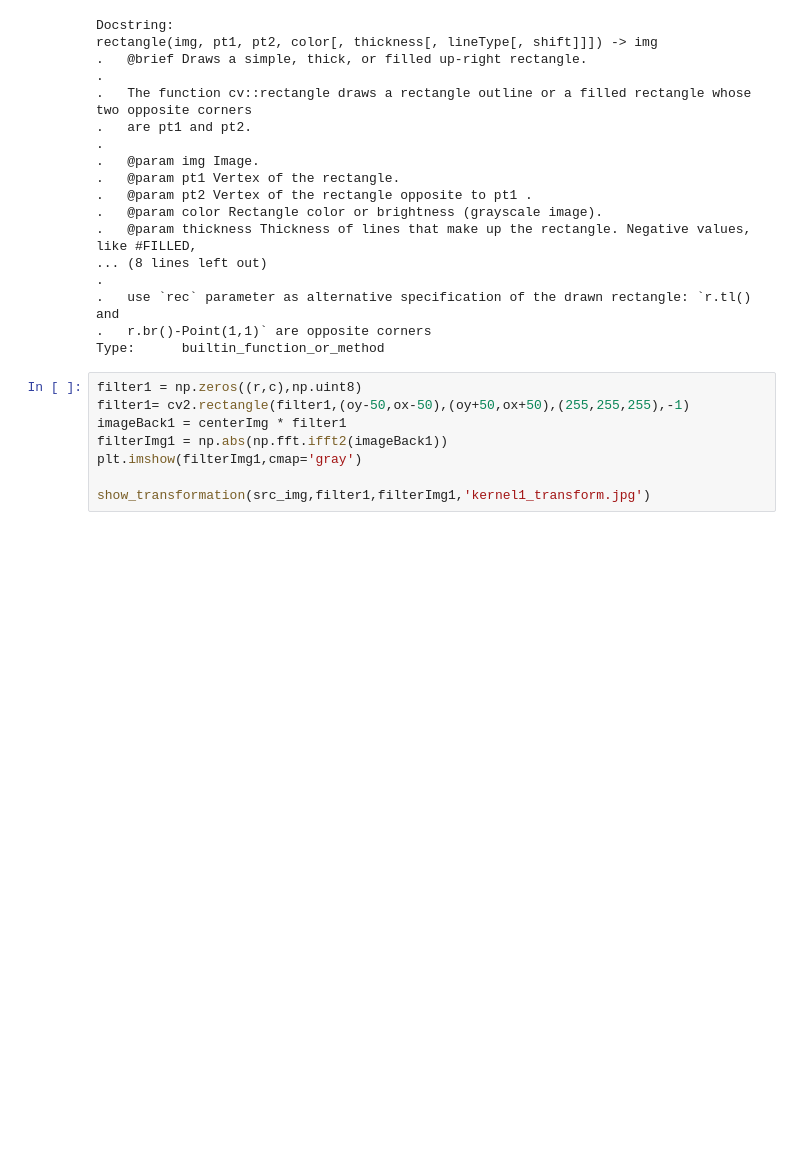
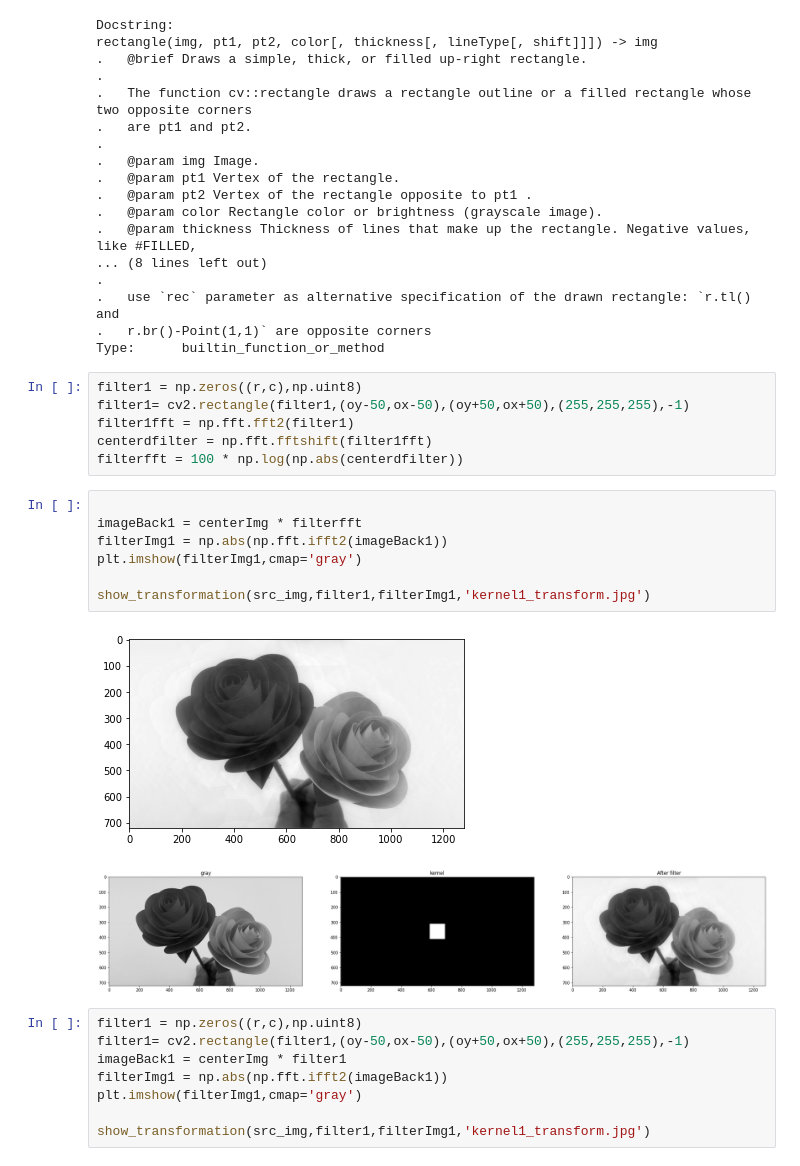
Before and after one commit to Abdur-Rahim-sheikh/4th_year_1st_semester, a Jupyter notebook: CSE4182 - Digital Image Processing/assignment 11/fast_fourier_transformation.ipynb, the cells around one changed output. Cells and saved outputs as stored; diff of their text form; blank space fills up the shorter version.

Commit message:
fft2 on kernel

```diff
--- a/CSE4182 - Digital Image Processing/assignment 11/fast_fourier_transformation.ipynb
+++ b/CSE4182 - Digital Image Processing/assignment 11/fast_fourier_transformation.ipynb
@@ -60,6 +60,22 @@ rectangle(img, pt1, pt2, color[, thickness[, lineType[, shift]]]) -> img
 .   use `rec` parameter as alternative specification of the drawn rectangle: `r.tl() and
 .   r.br()-Point(1,1)` are opposite corners
 Type:      builtin_function_or_method
+# %%
+filter1 = np.zeros((r,c),np.uint8)
+filter1= cv2.rectangle(filter1,(oy-50,ox-50),(oy+50,ox+50),(255,255,255),-1)
+filter1fft = np.fft.fft2(filter1)
+centerdfilter = np.fft.fftshift(filter1fft)
+filterfft = 100 * np.log(np.abs(centerdfilter))
+# %%
+
+imageBack1 = centerImg * filterfft
+filterImg1 = np.abs(np.fft.ifft2(imageBack1))
+plt.imshow(filterImg1,cmap='gray')
+
+show_transformation(src_img,filter1,filterImg1,'kernel1_transform.jpg')
+# %% [output]
+[figure, added]
+[figure, added]
 # %%
 filter1 = np.zeros((r,c),np.uint8)
 filter1= cv2.rectangle(filter1,(oy-50,ox-50),(oy+50,ox+50),(255,255,255),-1)
```
Also changed, not shown: 18 other files.
